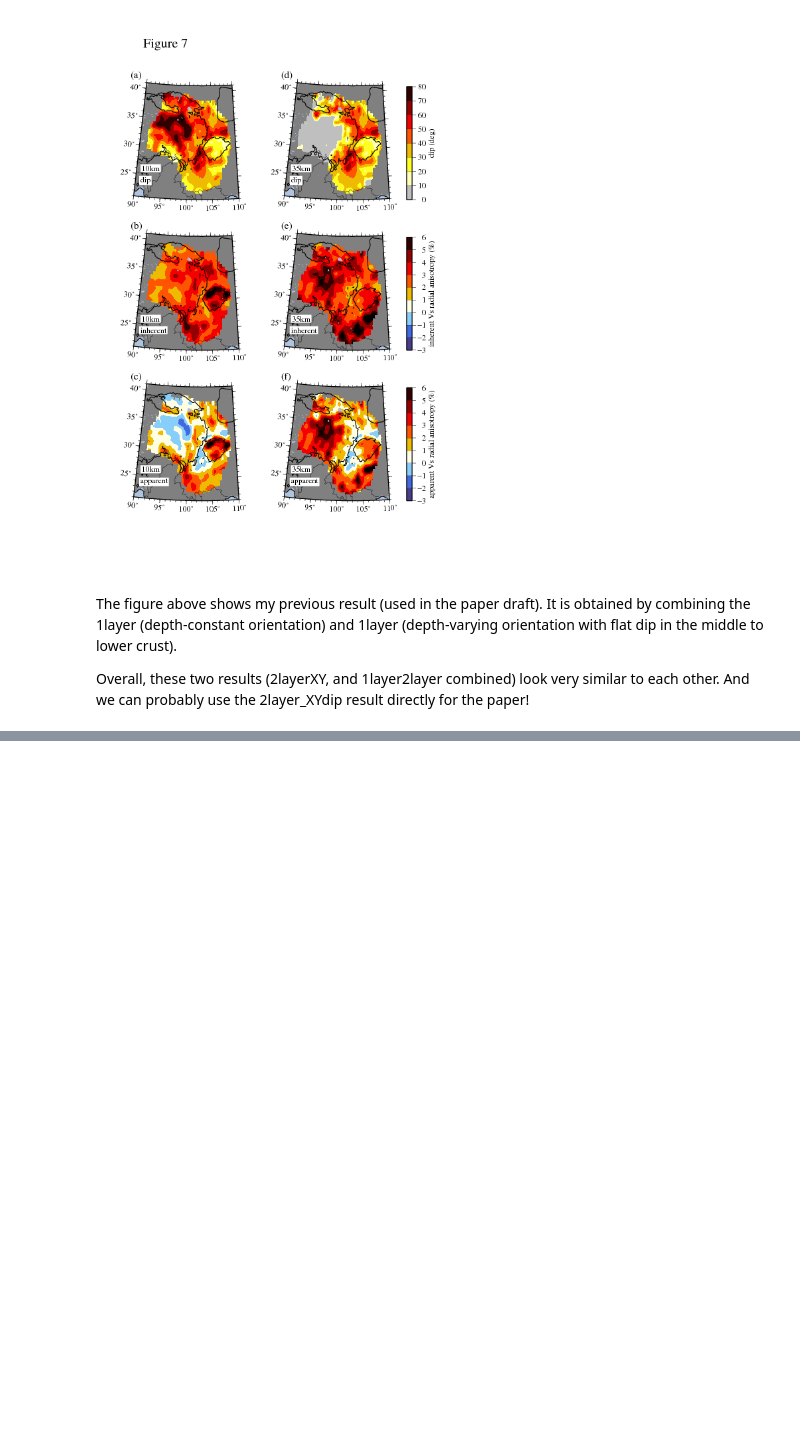
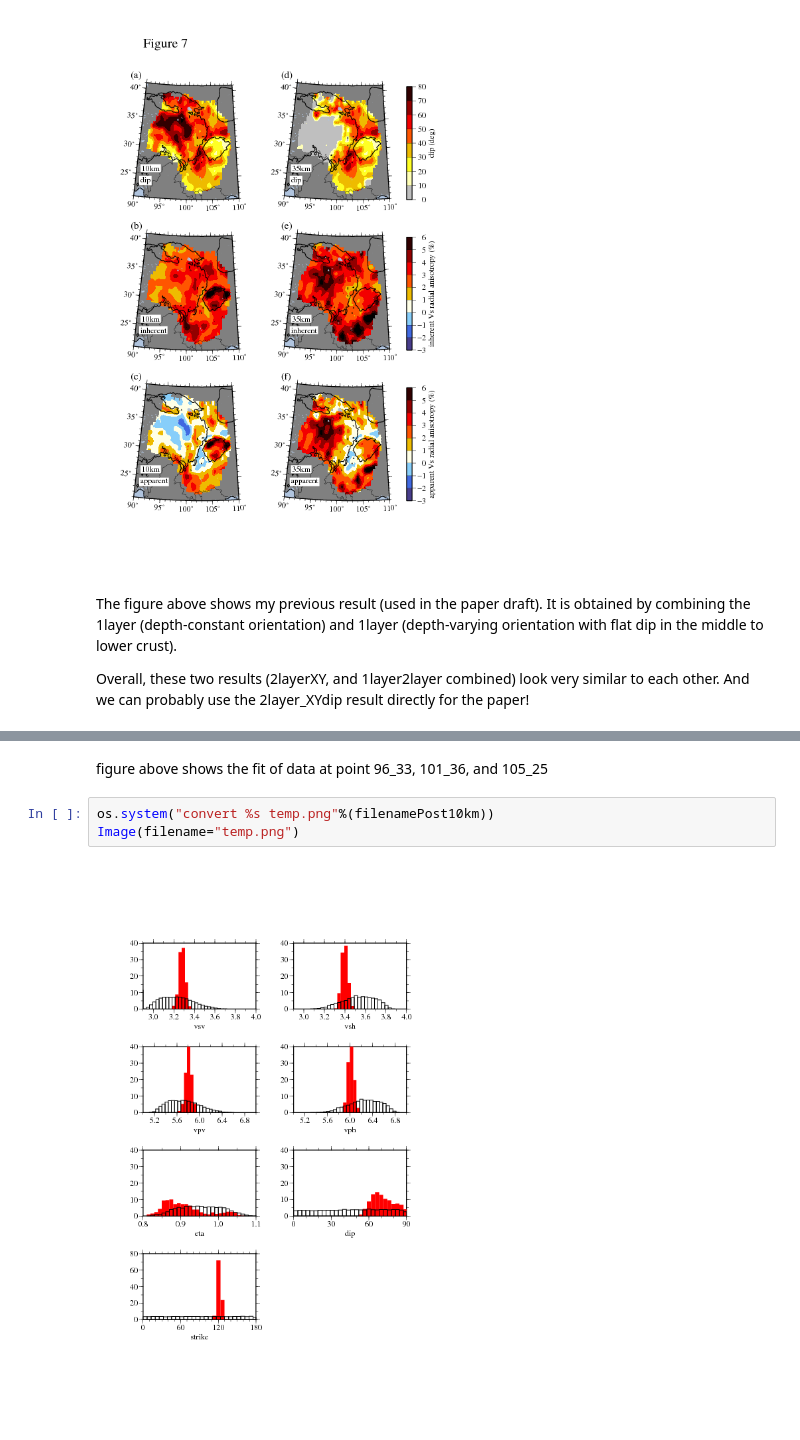
Before and after one commit to jiayixie/jy_prog_janus, a Jupyter notebook: python/Analyze_2layerXYmodel.ipynb, the cells around one changed output, grey strips where cells are left out. Cells and saved outputs as stored; diff of their text form; blank space fills up the shorter version.

```diff
--- a/python/Analyze_2layerXYmodel.ipynb
+++ b/python/Analyze_2layerXYmodel.ipynb
@@ -79,0 +181,7 @@ Overall, these two results (2layerXY, and 1layer2layer combined) look very simil
+# %% [markdown]
+figure above shows the fit of data at point 96_33, 101_36, and 105_25
+# %%
+os.system("convert %s temp.png"%(filenamePost10km))
+Image(filename="temp.png")
+# %% [output]
+[figure, added]
```
Also changed, not shown: parts of 11 cells of this notebook, 5 other files.
